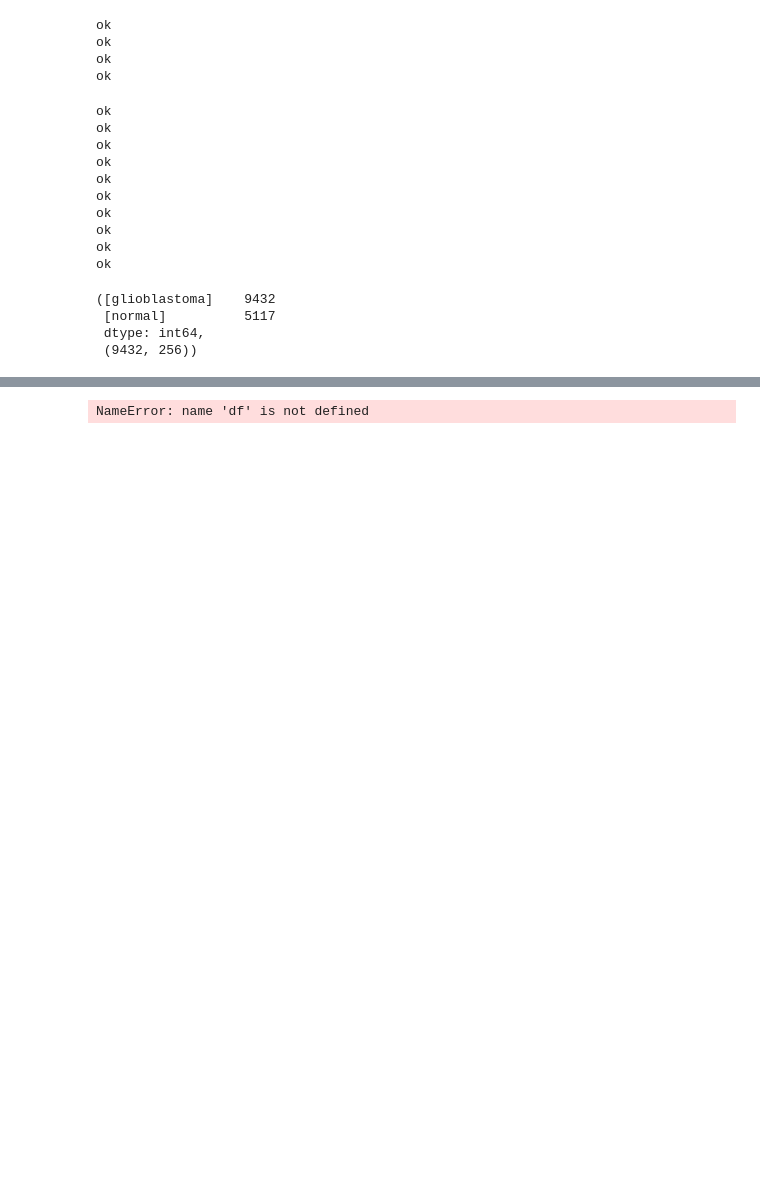
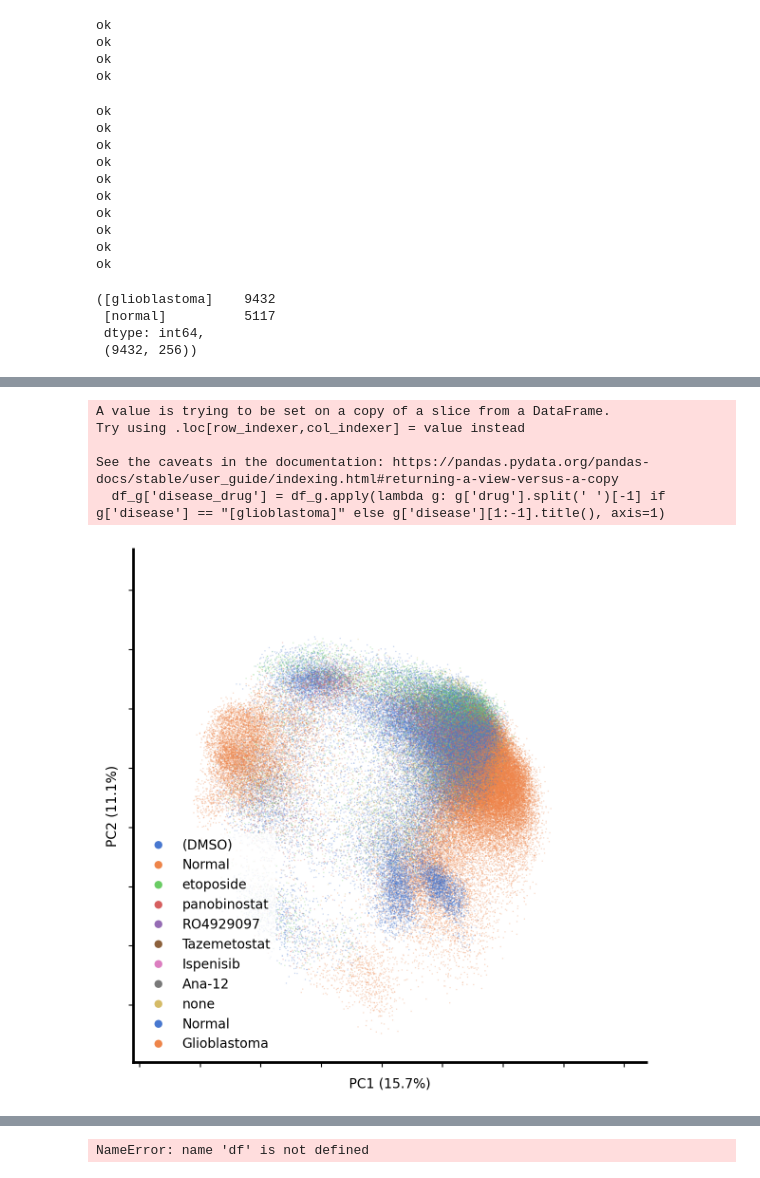
Before and after one commit to absentia-labs/disease-vectors, a Jupyter notebook: analysis/notebooks/glioblastoma_drug_screen.ipynb, the cells around one changed output, grey strips where cells are left out. Drawn from its saved outputs; the diff is of its cells as text; code cells hidden in the pictures; blank space fills up the shorter version.

```diff
--- a/analysis/notebooks/glioblastoma_drug_screen.ipynb
+++ b/analysis/notebooks/glioblastoma_drug_screen.ipynb
@@ -200,3 +423,52 @@ centroid_study[['drug' ,'Disease Vector Position', 'Cosine Similarity of centroi
+# %%
+SAVE = False
+fontsize = 12
+surround_border = 2
+import scanpy as sc, pandas as pd, numpy as np, matplotlib.pyplot as plt, seaborn as sns
+explained_var = proj.explained_variance_ratio_
+fig, ax = plt.subplots(1, 1, figsize=(6,6), dpi=200)
+
+df_g['disease_drug'] = df_g.apply(lambda g: g['drug'].split(' ')[-1] if g['disease'] == "[glioblastoma]" else g['disease'][1:-1].title(), axis=1)
+sns.scatterplot(data=df_g, x='x', y='y', hue=df_g['disease_drug'],
+                palette=sns.color_palette('muted', n_colors=10), s=1,
+                alpha=0.3, ax=ax, linewidth=0, zorder=1)
+
+sns.scatterplot(data=df_cxg, x='x', y='y', hue=df_cxg['disease'],
+                palette=sns.color_palette('muted', n_colors=10), s=1,
+                alpha=0.3, ax=ax, linewidth=0, zorder=1)
+
+
+ax.set_xticklabels([]); ax.set_yticklabels([])
+ax.spines[['top','right']].set_linewidth(0)
+ax.spines[['bottom','left']].set_linewidth(2)
+ax.set_xlim(df_g['x'].quantile(.01)-surround_border, df_g['x'].quantile(.99)+surround_border)
+ax.set_ylim(df_g['y'].quantile(.01)-surround_border, df_g['y'].quantile(.99)+surround_border)
+ax.set_xlabel(f'PC1 ({explained_var[0]*100:.1f}%)', fontsize=fontsize-2)
+ax.set_ylabel(f'PC2 ({explained_var[1]*100:.1f}%)', fontsize=fontsize-2)
+
+handles, legend_labels_ = ax.get_legend_handles_labels()
+legend_labels_ = [' '.join([word.capitalize() for word in x[1:-1].split('_')]).replace(' Right Ventricular', '')
+                if '[' in x else x for x in legend_labels_]
+#legend_labels_ = [x.replace(' ', '\n') if len(x) > 17 and "\n" not in x else x for x in legend_labels_]
+legend = ax.legend(handles, legend_labels_, frameon=True, edgecolor='none', framealpha=0.8,
+                fontsize=fontsize-2,)# handler_map={FancyArrowPatch: HandlerPatch(patch_func=make_legend_quiver)})
+for handle in legend.legendHandles:
+    if hasattr(handle, "set_markersize"):
+        handle.set_markersize(6)
+        handle.set_alpha(1)
+
+plt.tight_layout()
+
+#if SAVE: plt.savefig(f"../figures/winding/{file_path.split('.')[0]}_{metric_name}.png", dpi=600)
+plt.show()
+#break
+# %% [output]
+A value is trying to be set on a copy of a slice from a DataFrame.
+Try using .loc[row_indexer,col_indexer] = value instead
+
+See the caveats in the documentation: https://pandas.pydata.org/pandas-docs/stable/user_guide/indexing.html#returning-a-view-versus-a-copy
+  df_g['disease_drug'] = df_g.apply(lambda g: g['drug'].split(' ')[-1] if g['disease'] == "[glioblastoma]" else g['disease'][1:-1].title(), axis=1)
+[figure, added]
 # %%
 centroid_study[['drug' ,'Disease Vector Position', 'Cosine Similarity of centroid vectors', 'Study Ranking']].sort_values('Disease Vector Position')
 # features related to the change of state.
```
Also changed, not shown: parts of 8 cells of this notebook, 16 other files.
